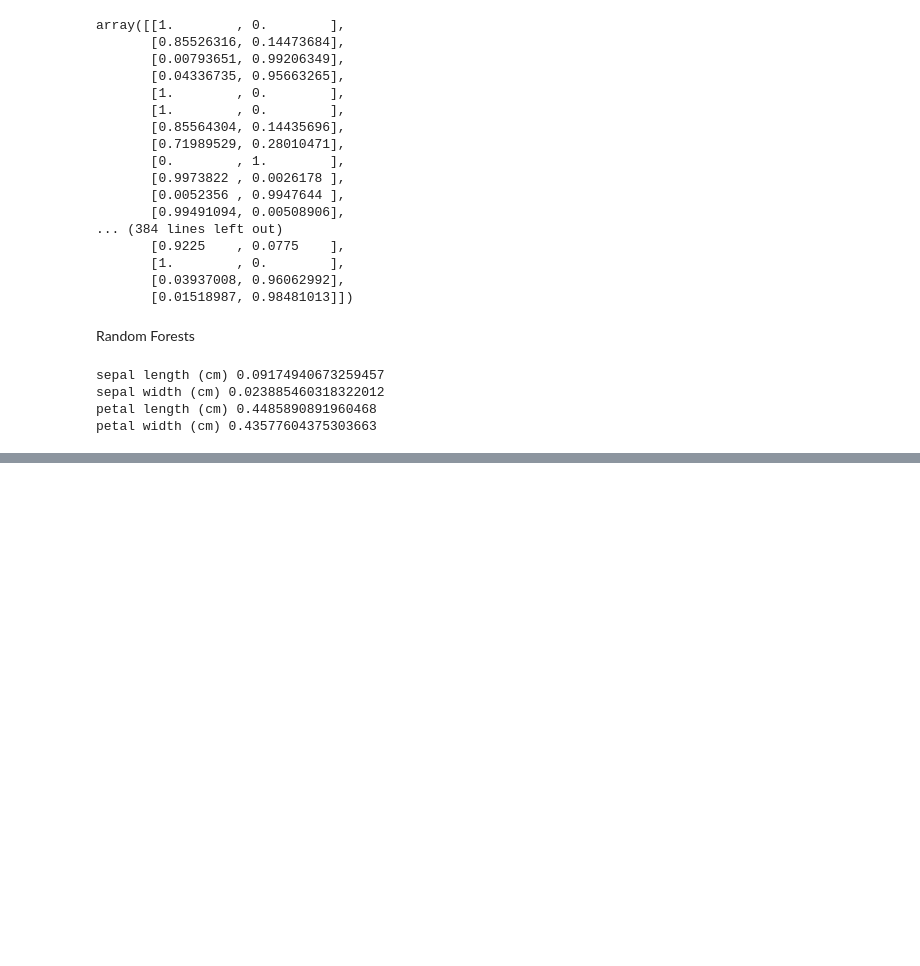
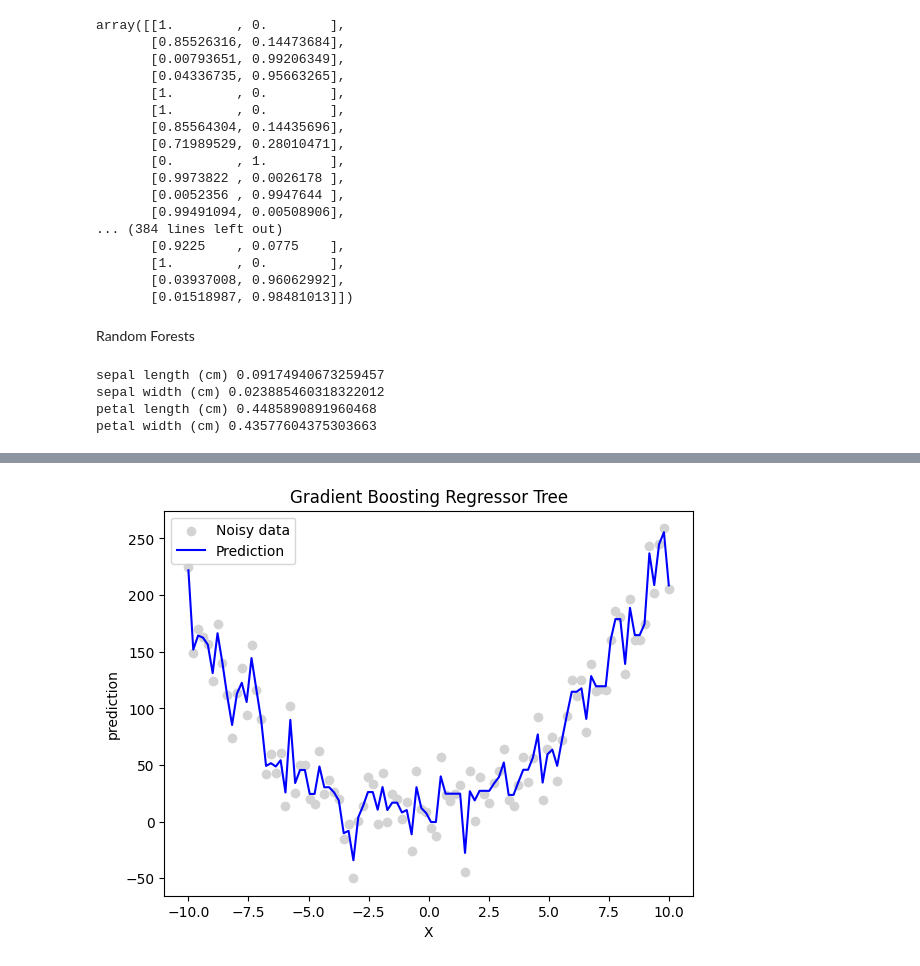
Before and after one commit to raphael-ph/study, a Jupyter notebook: hands_on_machine_learning/experiments/chapter_7.ipynb, the cells around one changed output, grey strips where cells are left out. Saved outputs shown, nothing was run; the diff lists cells and outputs as text; code cells hidden in the pictures; blank space fills up the shorter version.

```diff
--- a/hands_on_machine_learning/experiments/chapter_7.ipynb
+++ b/hands_on_machine_learning/experiments/chapter_7.ipynb
@@ -166,0 +238,19 @@ petal width (cm) 0.43577604375303663
+# %%
+from sklearn.ensemble import GradientBoostingRegressor
+
+gbrt = GradientBoostingRegressor(max_depth=2, n_estimators=300, learning_rate=0.1)
+gbrt.fit(X_reshaped, y)
+
+prediction = gbrt.predict(X_reshaped)
+
+plt.figure(figsize=(15, 5))
+plt.subplot(1, 2, 1)
+plt.scatter(X, y, color="lightgray", label="True (Noisy) Data")
+plt.plot(X, prediction, label="Prediction", color="blue")
+plt.xlabel("X")
+plt.ylabel("prediction")
+plt.title("Gradient Boosting Regressor Tree")
+plt.legend()
+plt.show()
+# %% [output]
+[figure, added]
```
Also changed, not shown: parts of 8 cells of this notebook.
